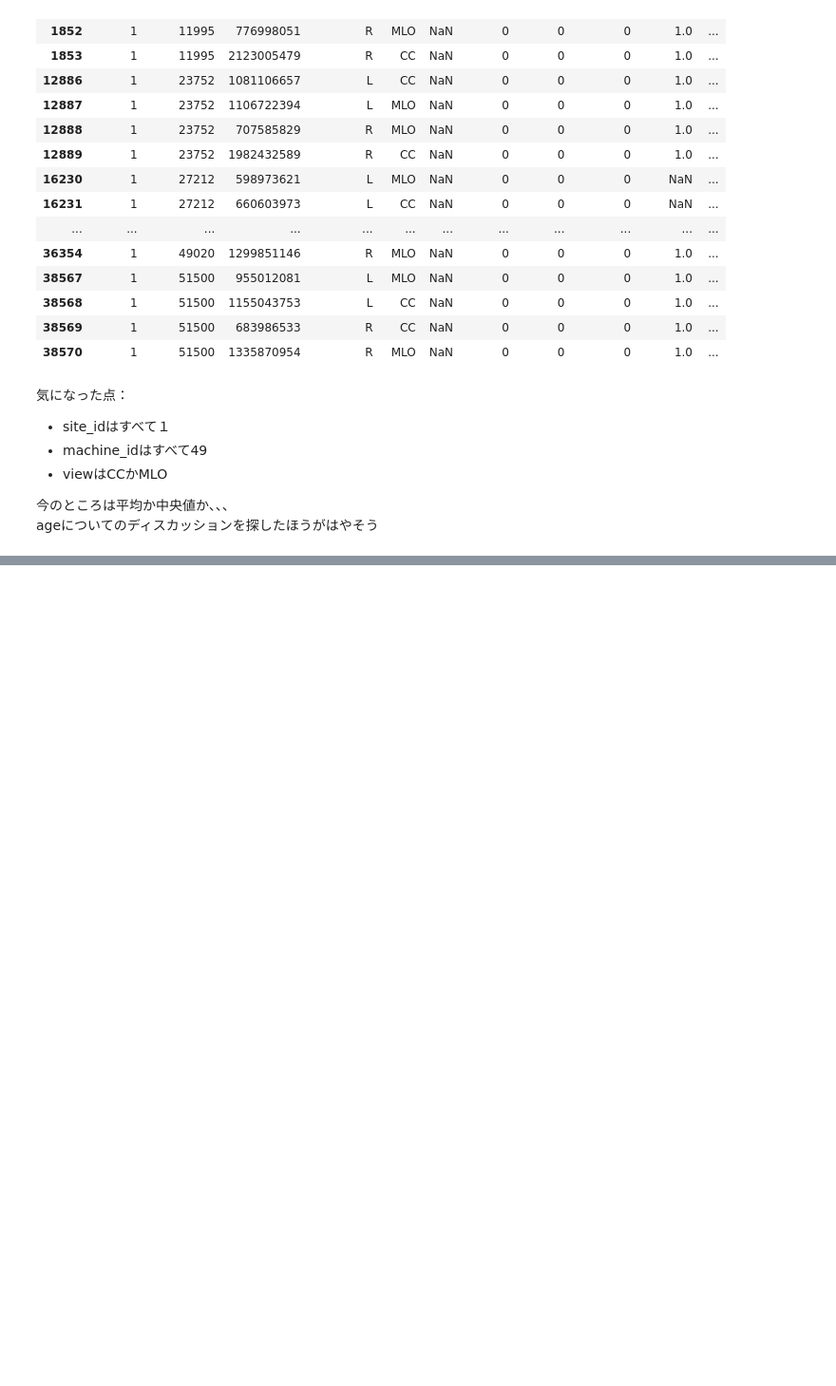
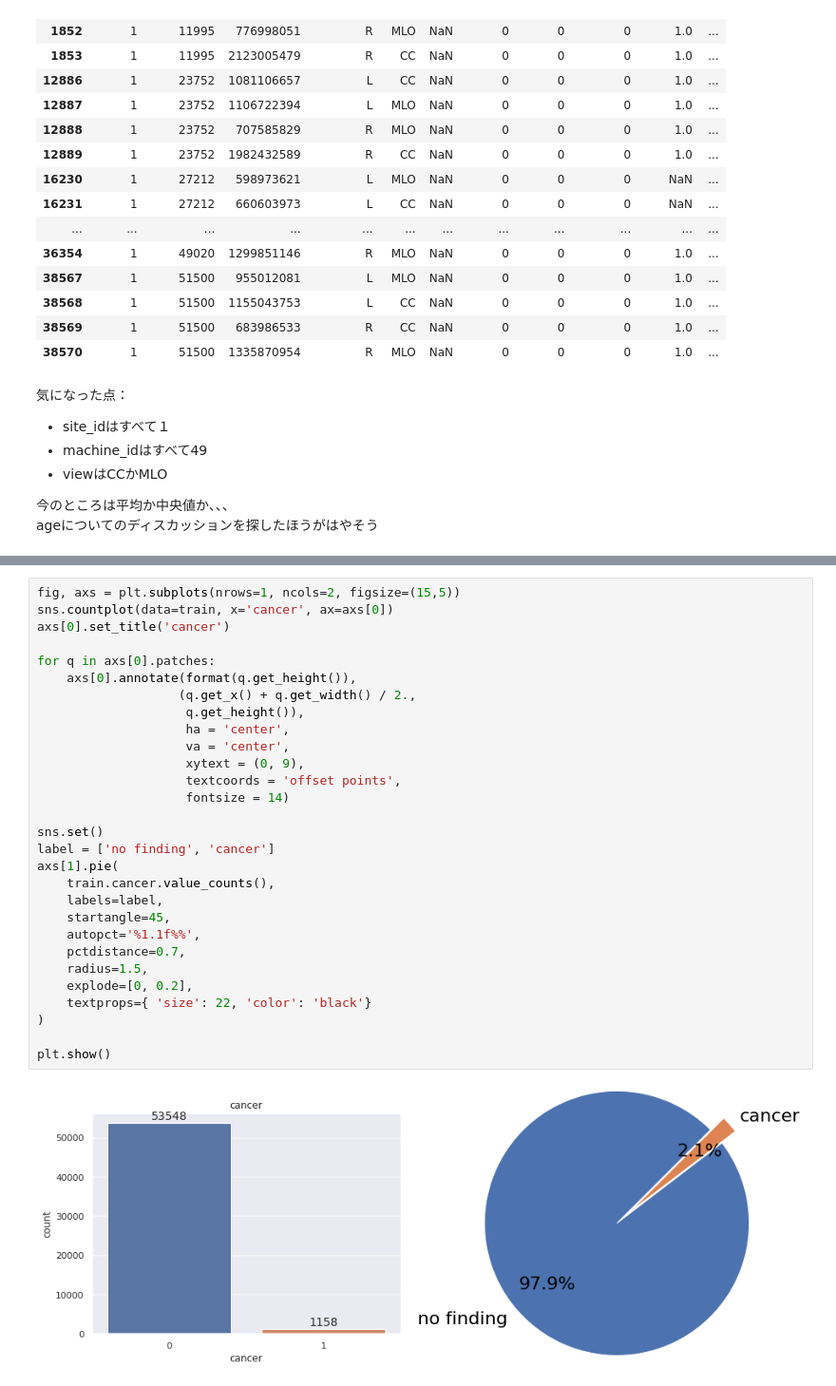
Before and after one commit to sanma-1230/kaggle-competition-rsna, a Jupyter notebook: rsna-eda.ipynb, the cells around one changed output, grey strips where cells are left out. Shown at 95% size. Cells and saved outputs as stored; diff of their text form; blank space fills up the shorter version.

```diff
--- a/rsna-eda.ipynb
+++ b/rsna-eda.ipynb
@@ -460,0 +470,31 @@ ageについてのディスカッションを探したほうがはやそう
+# %%
+fig, axs = plt.subplots(nrows=1, ncols=2, figsize=(15,5))
+sns.countplot(data=train, x='cancer', ax=axs[0])
+axs[0].set_title('cancer')
+
+for q in axs[0].patches:
+    axs[0].annotate(format(q.get_height()),
+                   (q.get_x() + q.get_width() / 2.,
+                    q.get_height()),
+                    ha = 'center',
+                    va = 'center',
+                    xytext = (0, 9),
+                    textcoords = 'offset points',
+                    fontsize = 14)
+
+sns.set()
+label = ['no finding', 'cancer']
+axs[1].pie(
+    train.cancer.value_counts(),
+    labels=label,
+    startangle=45,
+    autopct='%1.1f%%',
+    pctdistance=0.7,
+    radius=1.5,
+    explode=[0, 0.2],
+    textprops={ 'size': 22, 'color': 'black'}
+)
+
+plt.show()
+# %% [output]
+[figure, added]
```
Also changed, not shown: parts of 18 cells of this notebook.
